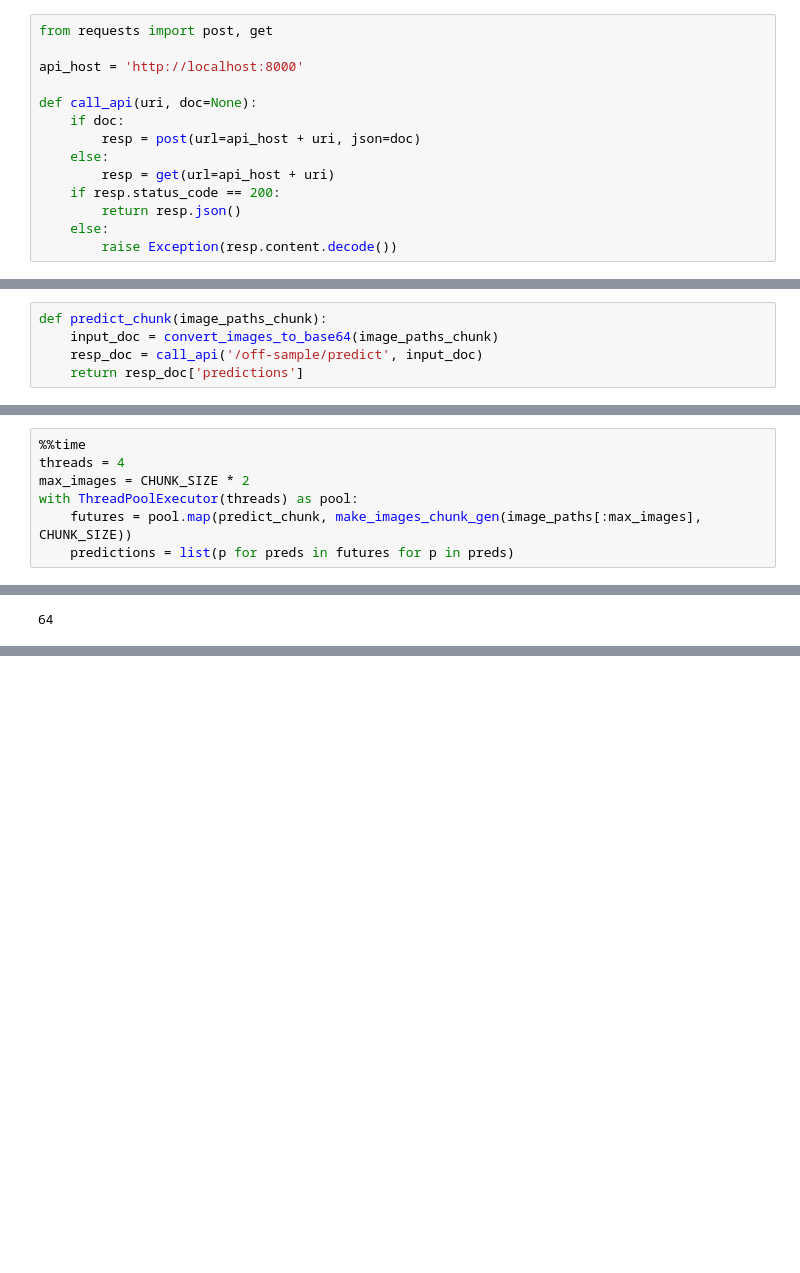
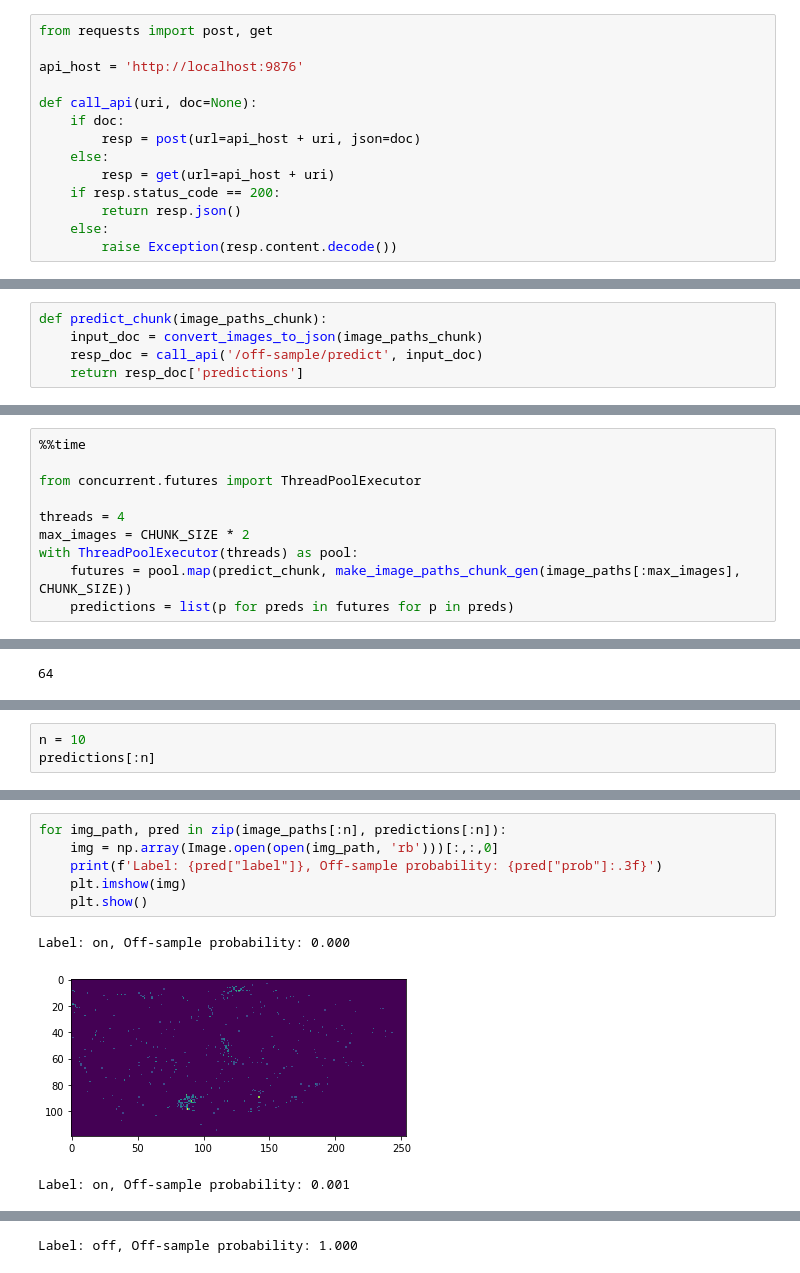
Before and after one commit to metaspace2020/metaspace, a Jupyter notebook: metaspace/off-sample/api-example.ipynb, the cells around one changed output, grey strips where cells are left out. Saved outputs shown, nothing was run; the diff lists cells and outputs as text; blank space fills up the shorter version.

```diff
--- a/metaspace/off-sample/api-example.ipynb
+++ b/metaspace/off-sample/api-example.ipynb
@@ -85,7 +90,7 @@ def convert_images_to_json(image_paths):
 # %%
 from requests import post, get
 
-api_host = 'http://localhost:8000'
+api_host = 'http://localhost:9876'
 
 def call_api(uri, doc=None):
     if doc:
@@ -115,6 +120,6 @@ while True:
 #     print(call_api('/off-sample'))
 # %%
 def predict_chunk(image_paths_chunk):
-    input_doc = convert_images_to_base64(image_paths_chunk)
+    input_doc = convert_images_to_json(image_paths_chunk)
     resp_doc = call_api('/off-sample/predict', input_doc)
     return resp_doc['predictions']
@@ -123,8 +126,11 @@ from concurrent.futures import ThreadPoolExecutor
 # %%
 %%time
+
+from concurrent.futures import ThreadPoolExecutor
+
 threads = 4
 max_images = CHUNK_SIZE * 2
 with ThreadPoolExecutor(threads) as pool:
-    futures = pool.map(predict_chunk, make_images_chunk_gen(image_paths[:max_images], CHUNK_SIZE))
+    futures = pool.map(predict_chunk, make_image_paths_chunk_gen(image_paths[:max_images], CHUNK_SIZE))
     predictions = list(p for preds in futures for p in preds)
 # %% [output]
@@ -144,0 +143,3 @@ predictions[:5]
+# %%
+n = 10
+predictions[:n]
@@ -144,0 +157,10 @@ predictions[:5]
+# %%
+for img_path, pred in zip(image_paths[:n], predictions[:n]):
+    img = np.array(Image.open(open(img_path, 'rb')))[:,:,0]
+    print(f'Label: {pred["label"]}, Off-sample probability: {pred["prob"]:.3f}')
+    plt.imshow(img)
+    plt.show()
+# %% [output]
+Label: on, Off-sample probability: 0.000
+[figure, added]
+Label: on, Off-sample probability: 0.001
@@ -144,0 +168 @@ predictions[:5]
+Label: off, Off-sample probability: 1.000
```
Also changed, not shown: parts of 11 cells of this notebook, 5 other files.
